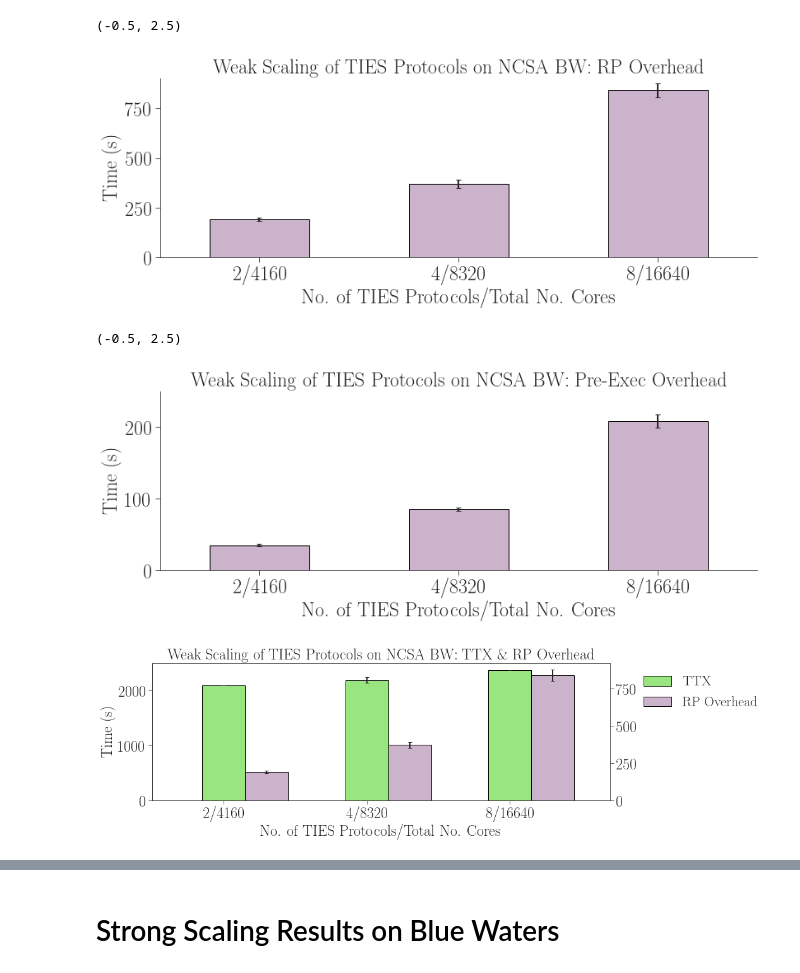
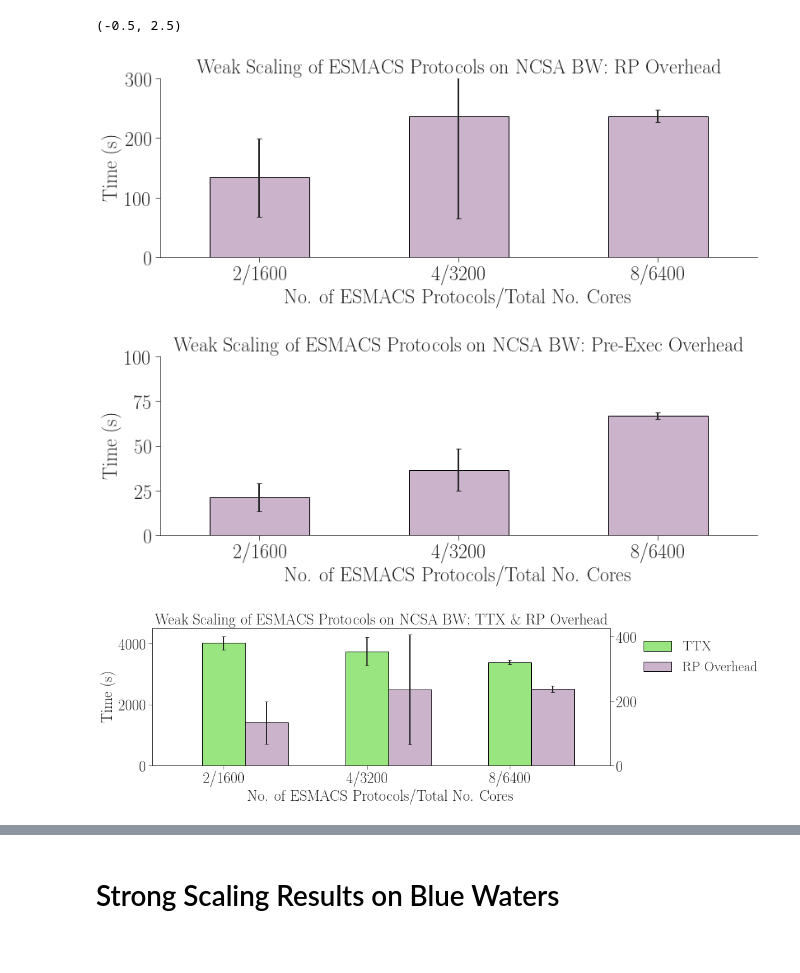
Before and after one commit to radical-experiments/htbac-escience-18, a Jupyter notebook: workflow/esmacs.ipynb, the cells around one changed output, grey strips where cells are left out. Cells and saved outputs as stored; diff of their text form; code cells hidden in the pictures.

```diff
--- a/workflow/esmacs.ipynb
+++ b/workflow/esmacs.ipynb
@@ -17,12 +17,7 @@ from   radical.utils.profile import *
 from   radical.pilot.states  import *
 # %%
 # Load wrangled data saved in .csv files for both synapse, microbenchmarks and gromacs.
-sws_sessions = pd.read_csv('weak_scaling/sessions.csv', index_col=0)
-sws_pilots = pd.read_csv('weak_scaling/pilots.csv', index_col=0)
-sws_units = pd.read_csv('weak_scaling/units.csv', index_col=0)
-
-# Load wrangled data saved in .csv files for both synapse, microbenchmarks and gromacs.
-ssc_sessions = pd.read_csv('strong_scaling/sessions.csv', index_col=0)
-ssc_pilots = pd.read_csv('strong_scaling/pilots.csv', index_col=0)
-ssc_units = pd.read_csv('strong_scaling/units.csv', index_col=0)
+esm_sessions = pd.read_csv('../esmacs/sessions.csv', index_col=0)
+esm_pilots = pd.read_csv('../esmacs/pilots.csv', index_col=0)
+esm_units = pd.read_csv('../esmacs/units.csv', index_col=0)
 # %%
@@ -85,6 +72,6 @@ sws
 3 rows × 22 columns
 # %%
-pws = sws_pilots[
+esmp = esm_pilots[
     ['nunit','util_p_total','util_p_boot','util_p_term','util_p_uexec']
         ].groupby(['nunit']).aggregate(
                 {'util_p_total'        : ['mean','std'],
@@ -95,13 +82,13 @@ pws = sws_pilots[
 
 # 'orte_dvm_start'  is not captured in APRUN
 
-pws.rename({'util_p_total'        :'p_total'}, axis='columns', inplace=True)
-pws.rename({'util_p_boot'         :'p_bootstraps'}, axis='columns', inplace=True)
-pws.rename({'util_p_term'         :'p_term'}, axis='columns', inplace=True)
-pws.rename({'util_p_uexec'        :'p_uexec'}, axis='columns', inplace=True)
+esmp.rename({'util_p_total'        :'p_total'}, axis='columns', inplace=True)
+esmp.rename({'util_p_boot'         :'p_bootstraps'}, axis='columns', inplace=True)
+esmp.rename({'util_p_term'         :'p_term'}, axis='columns', inplace=True)
+esmp.rename({'util_p_uexec'        :'p_uexec'}, axis='columns', inplace=True)
 
-pws.rename(index={i: '%s/%s' % (i/(65*4), i*8) for i in pws.index.get_values()}, inplace=True)
-pws
+esmp.rename(index={i: '%s/%s' % (i/(25*4), i*8) for i in esmp.index.get_values()}, inplace=True)
+esmp
 # %% [output]
 |  | p_term |  | p_uexec |  | p_total |  | p_bootstraps |  |
 |  | mean | std | mean | std | mean | std | mean | std |
@@ -312,7 +299,7 @@ ORDERED_KEYS = ['cu_prep',
                 'p_bootstraps',
                 'p_term']
 # %%
-frames = [sws, pws]
+frames = [esms, esmp]
 data = pd.concat(frames, axis=1)
 data
 # %% [output]
@@ -326,23 +313,24 @@ data
 # %%
 fig, ax = fig_setup(figsize=(13,4))
 
-RP_OVERHEAD_ws = data['cu_prep'] + data['scheduler_queue_cu'] + data['os_spawns_cu'] + data['executor_spawning_cu'] + data['pre_executables_cu'] + data['p_bootstraps'] + data['p_term']
+RP_OVERHEAD_ws = data['cu_prep'] + data['scheduler_queue_cu'] + data['os_spawns_cu'] + data['executor_spawning_cu'] + data['p_bootstraps'] + data['p_term']
 
+TOTAL_TTX_ws = esms['TTX'] + data['pre_executables_cu']
 
 ax = RP_OVERHEAD_ws.reset_index().plot.bar(
     x='nunit', y='mean', yerr='std',
     width=0.5, color=tableau20[9], ax=ax, rot=0, # position=-0.5, secondary_y=True,
-    title='Weak Scaling of TIES Protocols on NCSA BW: RP Overhead',
+    title='Weak Scaling of ESMACS Protocols on NCSA BW: RP Overhead',
     legend=False)
 
 
-ax.set_xlabel('No. of TIES Protocols/Total No. Cores')
+ax.set_xlabel('No. of ESMACS Protocols/Total No. Cores')
 ax.set_ylabel('Time (s)')
-ax.set_ylim(0,900)
+ax.set_ylim(0,300)
 ax.set_xlim(-0.5)
 # %% [output]
 (-0.5, 2.5)
-[figure, old version]
+[figure, new version]
 # %%
 fig, ax = fig_setup(figsize=(13,4))
 
@@ -352,31 +340,32 @@ pre_exec = data['pre_executables_cu']
 ax = pre_exec.reset_index().plot.bar(
     x='nunit', y='mean', yerr='std',
     width=0.5, color=tableau20[9], ax=ax, rot=0, # position=-0.5, secondary_y=True,
-    title='Weak Scaling of TIES Protocols on NCSA BW: Pre-Exec Overhead',
+    title='Weak Scaling of ESMACS Protocols on NCSA BW: Pre-Exec Overhead',
     legend=False)
 
 
-ax.set_xlabel('No. of TIES Protocols/Total No. Cores')
+ax.set_xlabel('No. of ESMACS Protocols/Total No. Cores')
 ax.set_ylabel('Time (s)')
-ax.set_ylim(0,250)
+ax.set_ylim(0,100)
 ax.set_xlim(-0.5)
+plt.savefig('figures/ESMACS_NCSA_BW_ws_Pre-EXEC.pdf', dpi=300, bbox_inches='tight')
+plt.savefig('figures/ESMACS_NCSA_BW_ws_Pre-EXEC.png')
 # %% [output]
-(-0.5, 2.5)
-[figure, old version]
+[figure, new version]
 # %%
 fig, ax = fig_setup(figsize=(13,4))
 width = 0.3
 
 
-ax = sws['TTX'].reset_index().plot(kind='bar',
+ax = TOTAL_TTX_ws.reset_index().plot(kind='bar',
     x='nunit', y='mean', yerr='std',
     color=tableau20[5], width=width, ax=ax, rot=45, # position=-0.5, secondary_y=True,
-    title='Weak Scaling of TIES Protocols on NCSA BW: TTX \& RP Overhead',
+    title='Weak Scaling of ESMACS Protocols on NCSA BW: TTX \& RP Overhead',
     legend=False)
 
-ax.set_xlabel('No. of TIES Protocols/Total No. Cores')
+ax.set_xlabel('No. of ESMACS Protocols/Total No. Cores')
 ax.set_ylabel('Time (s)')
-ax.set_ylim(0,2500)
+ax.set_ylim(0,4500)
 ax.set_xlim(-0.5)
 
 ax2 = RP_OVERHEAD_ws.reset_index().plot(kind='bar',
@@ -386,15 +375,15 @@ ax2 = RP_OVERHEAD_ws.reset_index().plot(kind='bar',
 
 #ax.set_ylim(0,300)
 ax.set_xlim(-0.5)
-ax.set_xlabel('No. of TIES Protocols/Total No. Cores')
+ax.set_xlabel('No. of ESMACS Protocols/Total No. Cores')
 
 ax.legend(["TTX"], bbox_to_anchor = (1.247,1))
 ax2.legend(["RP Overhead"], bbox_to_anchor = (1.35,0.85))
 
-plt.savefig('figures/ties_NCSA_BW_weak_scaling_with_overhead.pdf', dpi=300, bbox_inches='tight')
-plt.savefig('figures/ties_NCSA_BW_weak_scaling_with_overhead.png')
+plt.savefig('figures/ESMACS_NCSA_BW_weak_scaling_with_overhead.pdf', dpi=300, bbox_inches='tight')
+plt.savefig('figures/ESMACS_NCSA_BW_weak_scaling_with_overhead.png')
 # %% [output]
-[figure, old version]
+[figure, new version]
 # %%
 RP_OVERHEAD_ws
 # %% [output]
```
Also changed, not shown: parts of 8 cells of this notebook.
